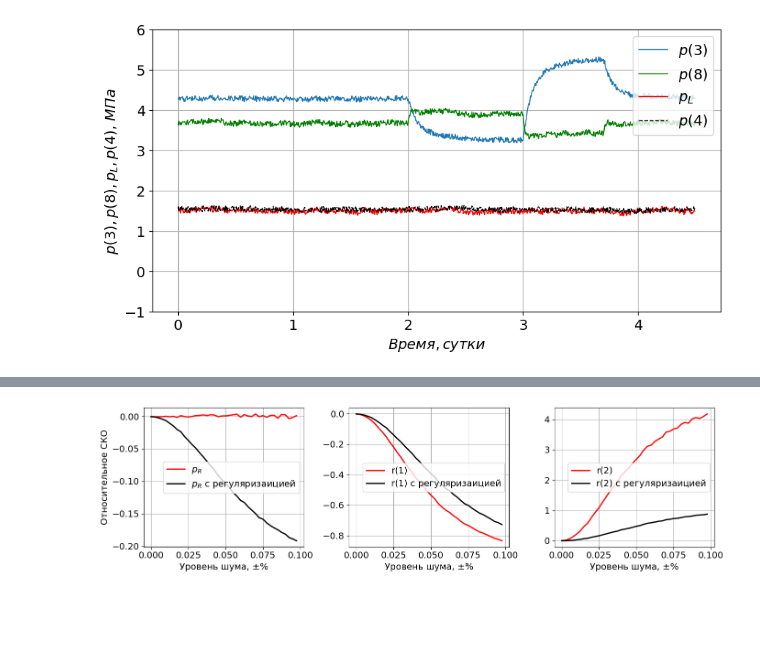
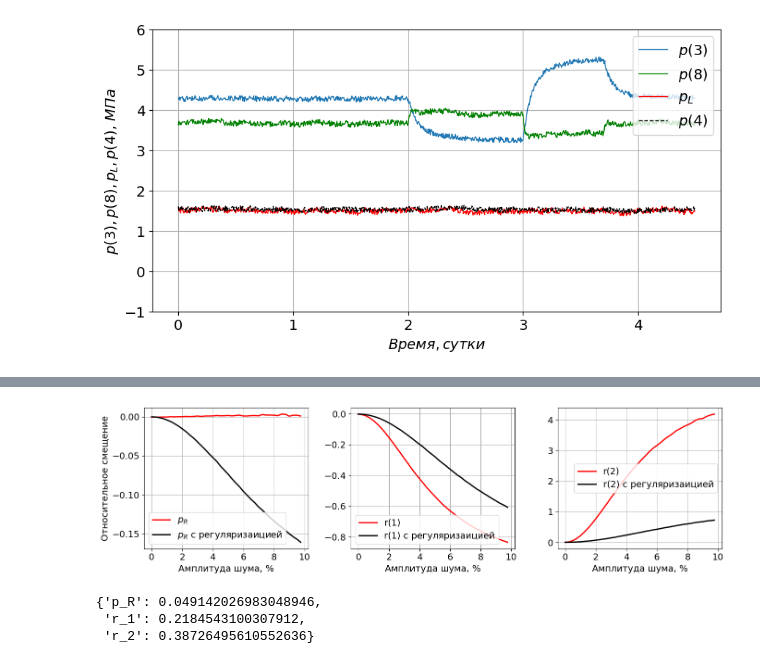
Before and after one commit to IANovoselov/well, a Jupyter notebook: src/well.ipynb, the cells around one changed output, grey strips where cells are left out. Saved outputs shown, nothing was run; the diff lists cells and outputs as text; code cells hidden in the pictures; blank space fills up the shorter version.

Commit message:
ident

```diff
--- a/src/well.ipynb
+++ b/src/well.ipynb
@@ -357,28 +192,19 @@ def calc_error(calc, true_val):
 # %%
-quant_step_list = np.arange(0.001, 0.15, 0.006)
-denominator_list = np.arange(1, 51, 2)
-
-
 quant_step_list = [None]
 denominator_list = [20]
-experiment_num_max = 10
+experiment_num_max = 100
 
 noise_list = np.arange(0, 0.1, 0.0025)
 
 denominator_list_minutes = [rec * dt * 24 * 60 for rec in denominator_list]
 # %%
+from identification.domain.model import ident_values, identificate, get_static_data, identificate_regul, get_res_dict_for_ident
+
 np.random.seed(None)
 random.seed(None)
 
-res = {'p_R': np.zeros((len(quant_step_list), len(denominator_list), len(noise_list), experiment_num_max)),
-       'r_1': np.zeros((len(quant_step_list), len(denominator_list), len(noise_list), experiment_num_max)),
-       'r_2': np.zeros((len(quant_step_list), len(denominator_list), len(noise_list), experiment_num_max)),
-        }
-
-res_regul = {'p_R': np.zeros((len(quant_step_list), len(denominator_list), len(noise_list), experiment_num_max)),
-       'r_1': np.zeros((len(quant_step_list), len(denominator_list), len(noise_list), experiment_num_max)),
-       'r_2': np.zeros((len(quant_step_list), len(denominator_list), len(noise_list), experiment_num_max))
-        }
+res = get_res_dict_for_ident(len(quant_step_list), len(denominator_list), len(noise_list), experiment_num_max)
+res_regul = get_res_dict_for_ident(len(quant_step_list), len(denominator_list), len(noise_list), experiment_num_max)
 
 meter = Meter(dt)
 meter.noise_enable = True
@@ -392,12 +218,11 @@ for i, quant_step in enumerate(quant_step_list):
         ident_dt, ident_k, df_ident = meter.measure(df, quant_step=quant_step, denominator=denominator)
 
         calc_df = ident_values(ident_k, ident_dt, df_ident, well)
-
         b = identificate(calc_df, ident_k)
 
         s_times = [(0, 1.8)]
-        s_q_t, s_p_t, m2, k_s = get_static_data(calc_df, ident_k, denominator, s_times)
-        b_regul = identificate_regul(calc_df, ident_k, denominator, well.reservoir.v_r, list(s_q_t), list(s_p_t), m2, k_s).T[0]
+        calc_df_regul = ident_values(ident_k, ident_dt, df_ident, well, s_times = 1.8)
+        b_regul = identificate_regul(calc_df_regul, ident_k, denominator, well.reservoir.v_r).T[0]
 
         res['p_R'][i, j, k, experiment_num] = b[0]
         res['r_1'][i, j, k, experiment_num] = b[1]
@@ -417,6 +246,8 @@ regul_sco_p_R = calc_rs_by_series(res_regul['p_R'][0,0], well.reservoir.p_R)
 regul_sco_r_1 = calc_rs_by_series(res_regul['r_1'][0,0], well.reservoir.r_1)
 regul_sco_r_2 = calc_rs_by_series(res_regul['r_2'][0,0], well.reservoir.r_2)
 regul_sco = [regul_sco_p_R[i] + regul_sco_r_1[i] + regul_sco_r_2[i] for i in range(len(sco_p_R))]
+# %%
+noise_list *= 100
 # %%
     # Визуализация
     plt.figure(figsize=(14, 4))
@@ -468,34 +299,44 @@ plot.show()
 # %%
     # Визуализация
     plt.figure(figsize=(14, 4))
 
     # График давления
     plt.subplot(1, 3, 1)
     plt.plot(noise_list, calc_bias_by_series(res['p_R'][0,0], well.reservoir.p_R), label='$p_R$', color='r', lw=2)
     plt.plot(noise_list, calc_bias_by_series(res_regul['p_R'][0,0], well.reservoir.p_R), label='$p_R$ с регуляризаицией', color='k', lw=2)
-    plt.xlabel('Уровень шума, ±%')
-    plt.ylabel('Относительное СКО')
+    plt.xlabel('Амплитуда шума, %')
+    plt.ylabel('Относительное смещение')
     plt.legend()
     plt.grid()
 
     # График НЧ шума
     plt.subplot(1, 3, 2)
     plt.plot(noise_list, calc_bias_by_series(res['r_1'][0,0], well.reservoir.r_1), label='r(1)', color='r', lw=2)
     plt.plot(noise_list, calc_bias_by_series(res_regul['r_1'][0,0], well.reservoir.r_1), label='r(1) с регуляризаицией', color='k', lw=2)
-    plt.xlabel('Уровень шума, ±%')
+    plt.xlabel('Амплитуда шума, %')
     plt.legend()
     plt.grid()
 
     # График ВЧ шума
     plt.subplot(1, 3, 3)
     plt.plot(noise_list, calc_bias_by_series(res['r_2'][0,0], well.reservoir.r_2), label='r(2)', color='r', lw=2)
     plt.plot(noise_list, calc_bias_by_series(res_regul['r_2'][0,0], well.reservoir.r_2), label='r(2) с регуляризаицией', color='k', lw=2)
-    plt.xlabel('Уровень шума, ±%')
+    plt.xlabel('Амплитуда шума, %')
     plt.legend()
     plt.grid()
 
 
     plt.tight_layout()
     plt.show()
 # %% [output]
-[figure, old version]
+[figure, new version]
+# %%
+errors = {'p_R': calc_error(res['p_R'][0,0,0], well.reservoir.p_R),
+          'r_1': calc_error(res['r_1'][0,0,0], well.reservoir.r_1),
+          'r_2': calc_error(res['r_2'][0,0,0], well.reservoir.r_2),
+         }
+errors
+# %% [output]
+{'p_R': 0.049142026983048946,
+ 'r_1': 0.2184543100307912,
+ 'r_2': 0.38726495610552636}
```
Also changed, not shown: parts of 12 cells of this notebook, 7 other files.
